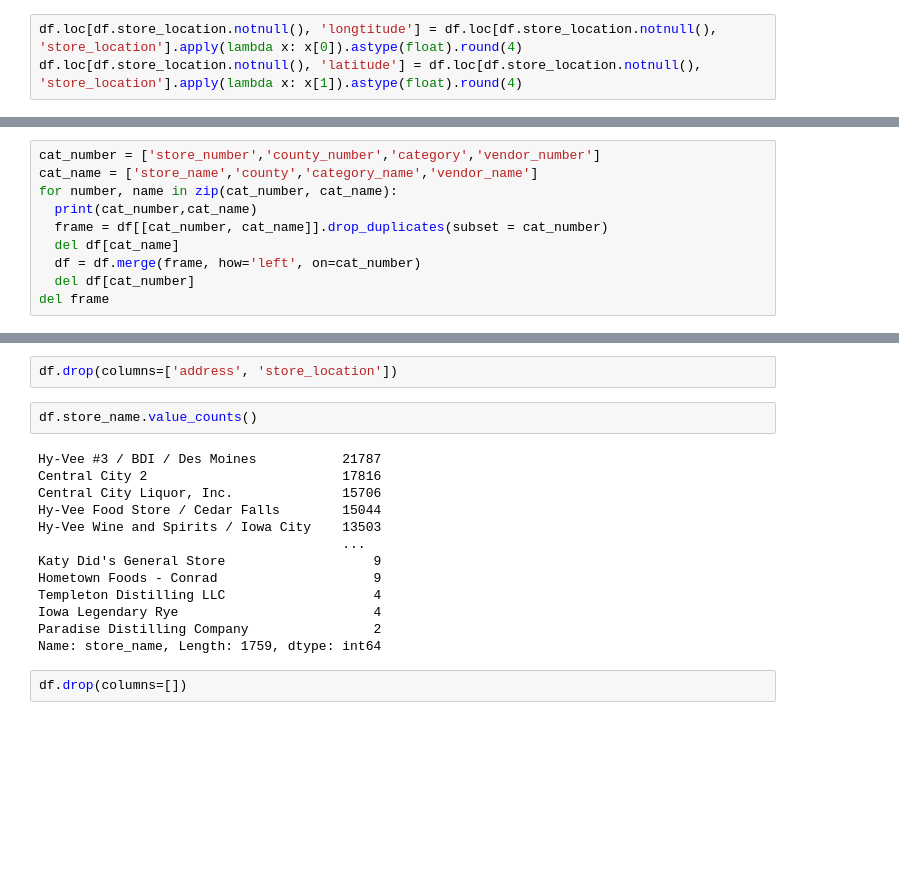
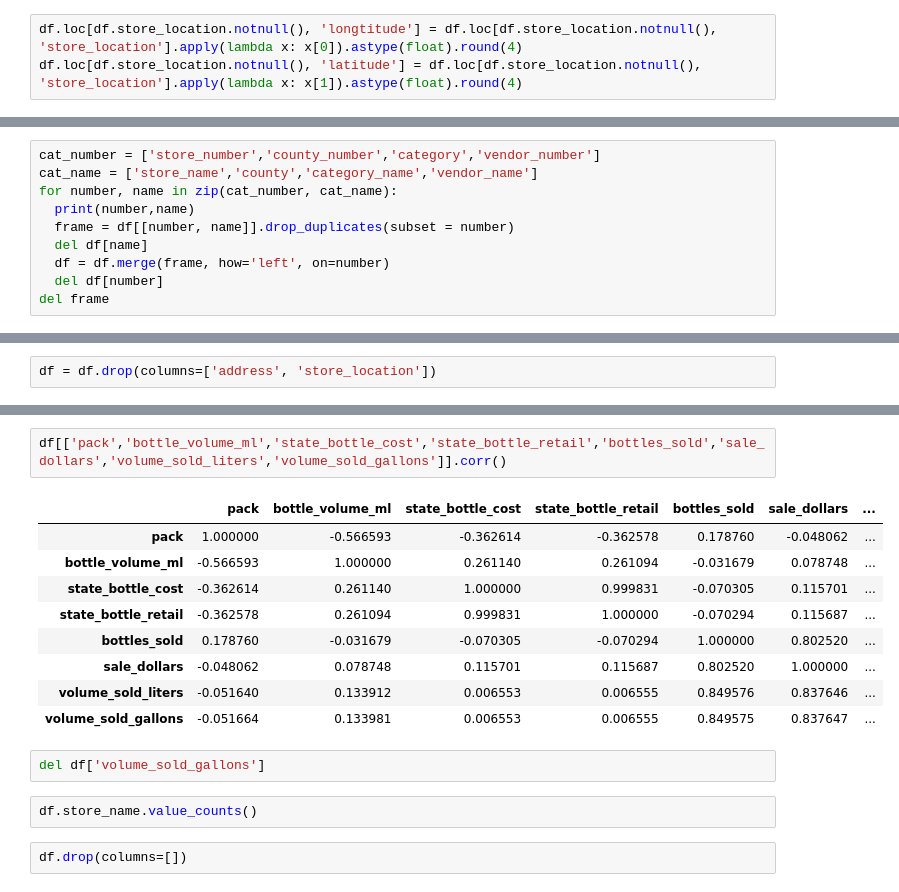
Before and after one commit to krawch1989/iowa_liquor_sales, a Jupyter notebook: main_iowa_liquor.ipynb, the cells around one changed output, grey strips where cells are left out. Cells and saved outputs as stored; diff of their text form; blank space fills up the shorter version.

```diff
--- a/main_iowa_liquor.ipynb
+++ b/main_iowa_liquor.ipynb
@@ -43,9 +96,9 @@ df.vendor_name.value_counts()
 cat_number = ['store_number','county_number','category','vendor_number']
 cat_name = ['store_name','county','category_name','vendor_name']
 for number, name in zip(cat_number, cat_name):
-  print(cat_number,cat_name)
-  frame = df[[cat_number, cat_name]].drop_duplicates(subset = cat_number)
-  del df[cat_name]
-  df = df.merge(frame, how='left', on=cat_number)
-  del df[cat_number]
+  print(number,name)
+  frame = df[[number, name]].drop_duplicates(subset = number)
+  del df[name]
+  df = df.merge(frame, how='left', on=number)
+  del df[number]
 del frame
@@ -52,2 +110,4 @@ del frame
+# %%
+df = df.drop(columns=['address', 'store_location'])
 # %%
 df.head()
@@ -54,20 +121,19 @@ df.head()
-# %%
-df.drop(columns=['address', 'store_location'])
+# %%
+df[['pack','bottle_volume_ml','state_bottle_cost','state_bottle_retail','bottles_sold','sale_dollars','volume_sold_liters','volume_sold_gallons']].corr()
+# %% [output]
+|  | pack | bottle_volume_ml | state_bottle_cost | state_bottle_retail | bottles_sold | sale_dollars | ... |
+| pack | 1.000000 | -0.566593 | -0.362614 | -0.362578 | 0.178760 | -0.048062 | ... |
+| bottle_volume_ml | -0.566593 | 1.000000 | 0.261140 | 0.261094 | -0.031679 | 0.078748 | ... |
+| state_bottle_cost | -0.362614 | 0.261140 | 1.000000 | 0.999831 | -0.070305 | 0.115701 | ... |
+| state_bottle_retail | -0.362578 | 0.261094 | 0.999831 | 1.000000 | -0.070294 | 0.115687 | ... |
+| bottles_sold | 0.178760 | -0.031679 | -0.070305 | -0.070294 | 1.000000 | 0.802520 | ... |
+| sale_dollars | -0.048062 | 0.078748 | 0.115701 | 0.115687 | 0.802520 | 1.000000 | ... |
+| volume_sold_liters | -0.051640 | 0.133912 | 0.006553 | 0.006555 | 0.849576 | 0.837646 | ... |
+| volume_sold_gallons | -0.051664 | 0.133981 | 0.006553 | 0.006555 | 0.849575 | 0.837647 | ... |
+# %%
+del df['volume_sold_gallons']
 # %%
 df.store_name.value_counts()
-# %% [output]
-Hy-Vee #3 / BDI / Des Moines           21787
-Central City 2                         17816
-Central City Liquor, Inc.              15706
-Hy-Vee Food Store / Cedar Falls        15044
-Hy-Vee Wine and Spirits / Iowa City    13503
-                                       ...
-Katy Did's General Store                   9
-Hometown Foods - Conrad                    9
-Templeton Distilling LLC                   4
-Iowa Legendary Rye                         4
-Paradise Distilling Company                2
-Name: store_name, Length: 1759, dtype: int64
 # %%
 df.drop(columns=[])
 # %%
```
Also changed, not shown: parts of 7 cells of this notebook.
